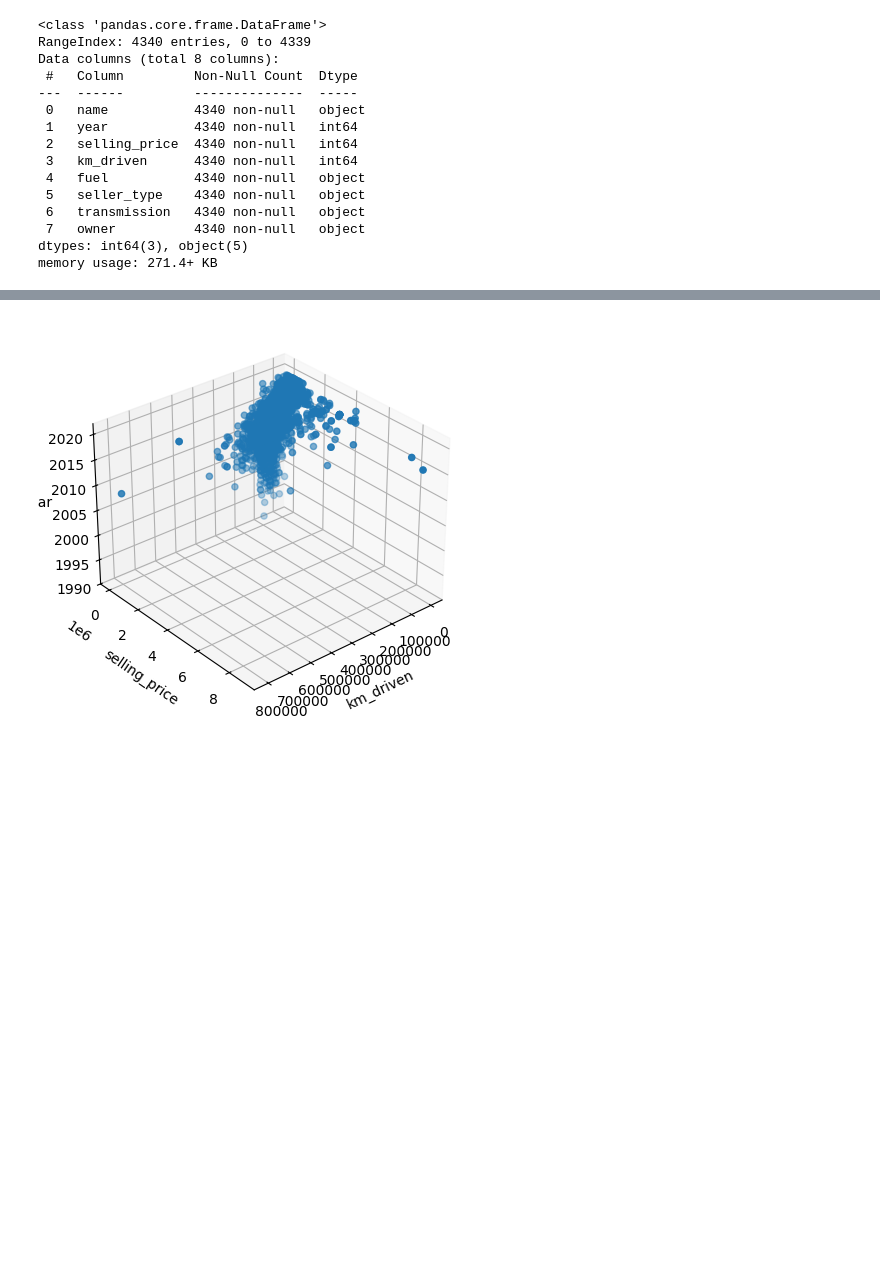
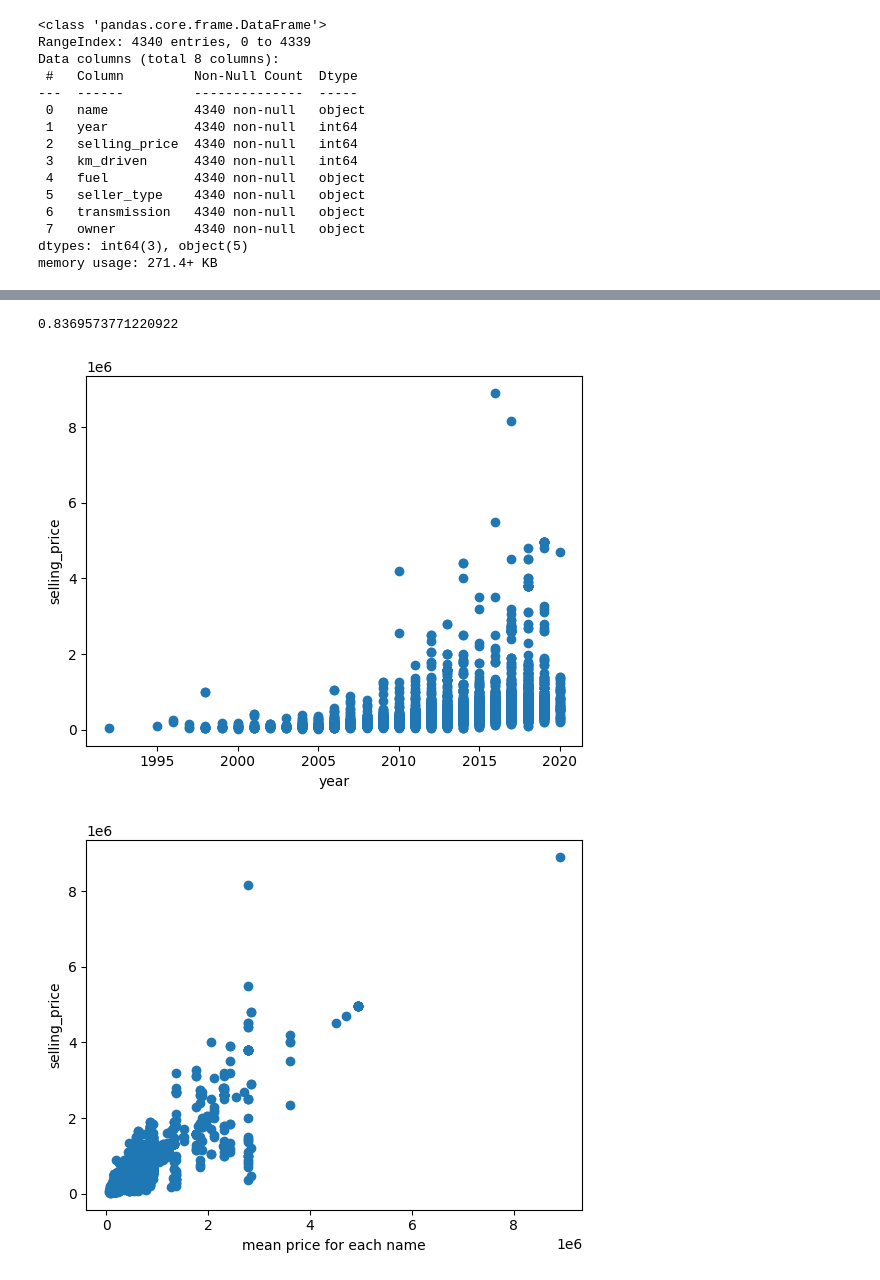
Before and after one commit to Amirali-ka/regression_model, a Jupyter notebook: project.ipynb, the cells around one changed output, grey strips where cells are left out. Saved outputs shown, nothing was run; the diff lists cells and outputs as text; code cells hidden in the pictures; blank space fills up the shorter version.

```diff
--- a/project.ipynb
+++ b/project.ipynb
@@ -32,3 +41,7 @@ Data columns (total 8 columns):
  7   owner          4340 non-null   object
 dtypes: int64(3), object(5)
 memory usage: 271.4+ KB
+# %%
+x=list(df['name'])
+df['name']=df['name'].str.extract(r'^(\w+\s+\w+)')
+df[['name']].head(5)
@@ -59,0 +74,4 @@ memory usage: 271.4 KB
+# %%
+meann=df.groupby('name')['selling_price'].mean()
+df['mean_price_for_each_name']=df['name'].map(meann)
+df.head()
@@ -62,12 +87 @@ x=df[['name','year','km_driven','fuel','seller_type','transmission','owner']].va
 y=df[['selling_price']].values
-# %%
-fig=plt.figure(figsize=(5,5))
-ax=fig.add_subplot(projection='3d')
-ax.scatter(df['km_driven'], df['selling_price'], df['year'])
-ax.set_xlabel('km_driven')
-ax.set_ylabel('selling_price')
-ax.set_zlabel('year')
-ax.view_init(elev=30, azim=50)
-plt.show()
-# %% [output]
-[figure, removed]
@@ -73,0 +93,18 @@ plt.show()
+# %%
+reg=LinearRegression().fit(x_train,y_train)
+y_predict=reg.predict(x_test)
+r2_score(y_test,y_predict)
+# %% [output]
+0.8369573771220922
+# %%
+plt.scatter(df['year'],df['selling_price'])
+plt.xlabel('year')
+plt.ylabel('selling_price')
+plt.show()
+plt.scatter(df['mean_price_for_each_name'],df['selling_price'])
+plt.xlabel('mean price for each name')
+plt.ylabel('selling_price')
+plt.show()
+# %% [output]
+[figure, added]
+[figure, added]
```
Also changed, not shown: parts of 8 cells of this notebook.
